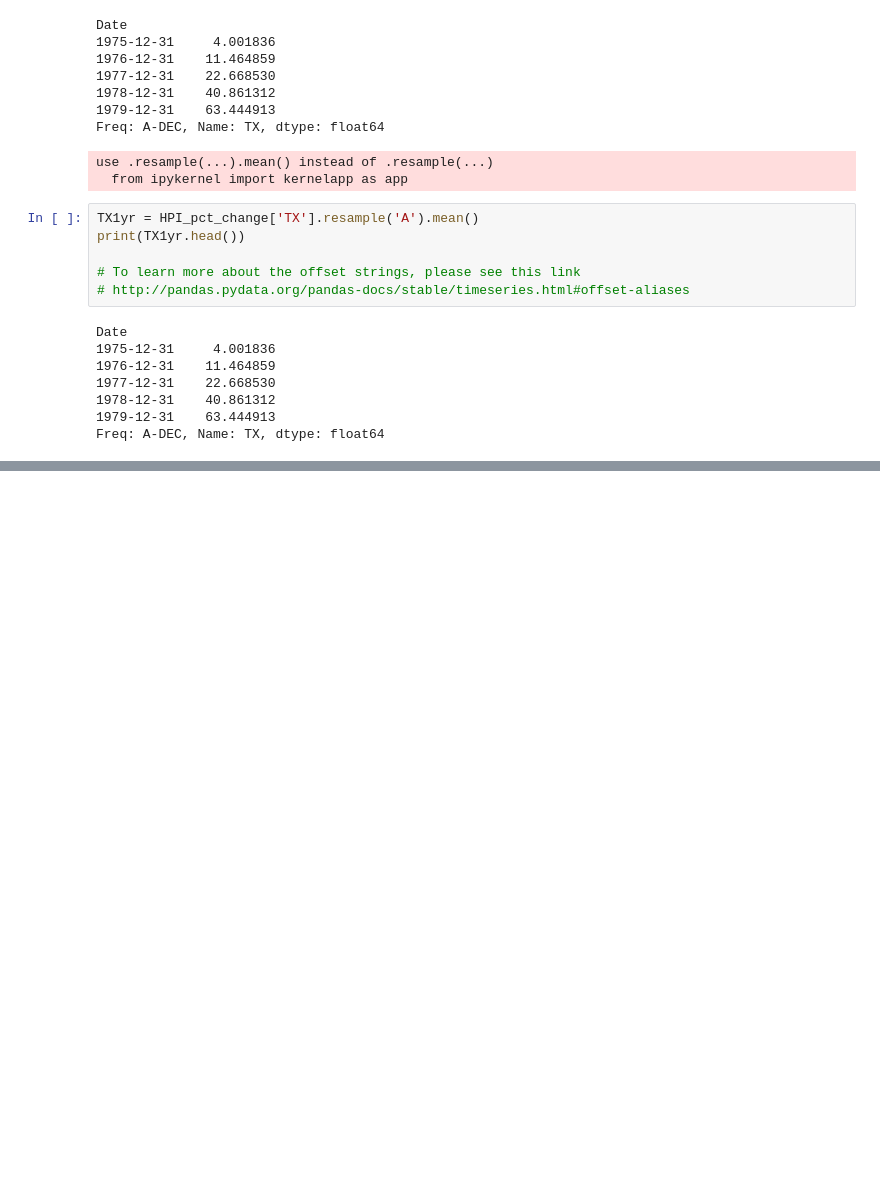
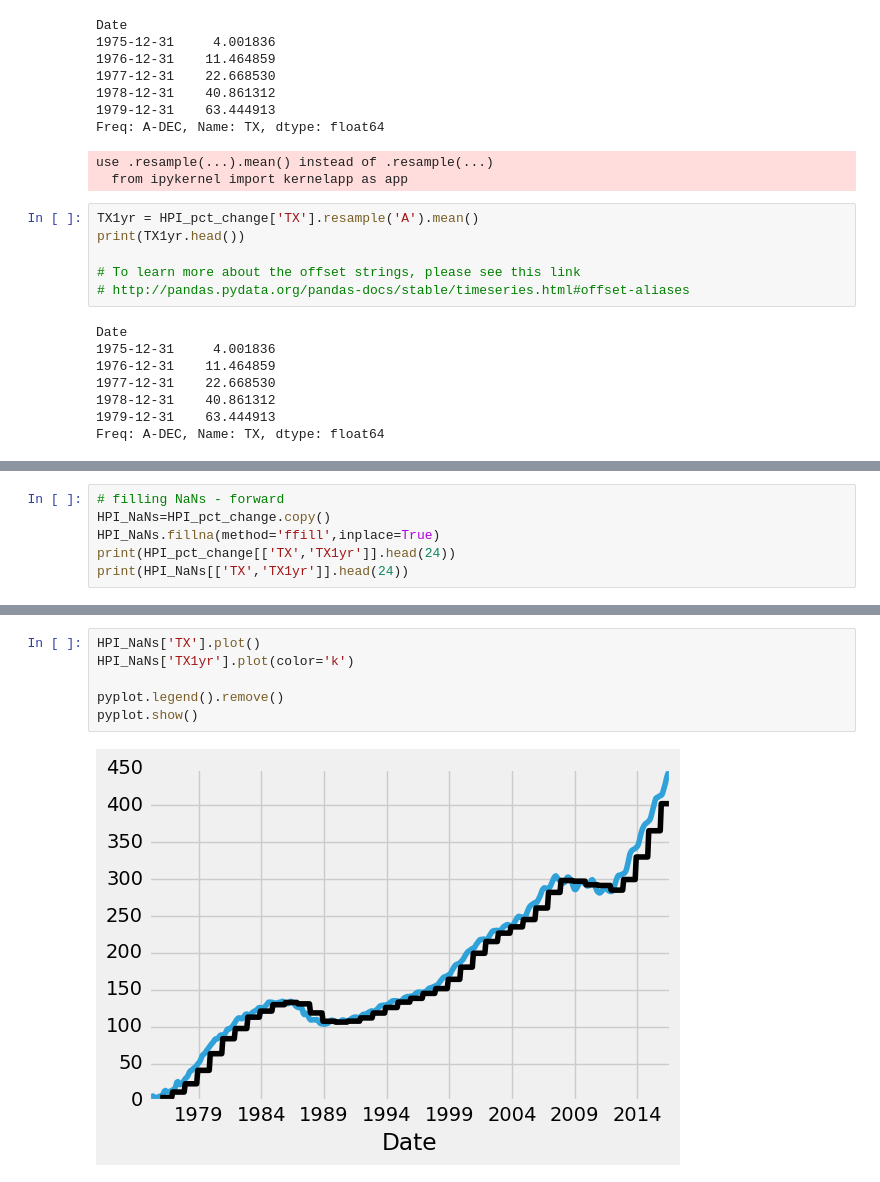
Before and after one commit to faameem/machine-learning, a Jupyter notebook: machine-learning-mastery/machine-learning-mastery-with-python-mini-course/02-get-around-in-python-numpy-matplotlib-and-pandas/pandas/python-programming-net/00-introduction.ipynb, the cells around one changed output, grey strips where cells are left out. Drawn from its saved outputs; the diff is of its cells as text; blank space fills up the shorter version.

```diff
--- a/machine-learning-mastery/machine-learning-mastery-with-python-mini-course/02-get-around-in-python-numpy-matplotlib-and-pandas/pandas/python-programming-net/00-introduction.ipynb
+++ b/machine-learning-mastery/machine-learning-mastery-with-python-mini-course/02-get-around-in-python-numpy-matplotlib-and-pandas/pandas/python-programming-net/00-introduction.ipynb
@@ -711,0 +791,6 @@ Freq: A-DEC, Name: TX, dtype: float64
+# %%
+# filling NaNs - forward
+HPI_NaNs=HPI_pct_change.copy()
+HPI_NaNs.fillna(method='ffill',inplace=True)
+print(HPI_pct_change[['TX','TX1yr']].head(24))
+print(HPI_NaNs[['TX','TX1yr']].head(24))
@@ -711,0 +815,8 @@ Freq: A-DEC, Name: TX, dtype: float64
+# %%
+HPI_NaNs['TX'].plot()
+HPI_NaNs['TX1yr'].plot(color='k')
+
+pyplot.legend().remove()
+pyplot.show()
+# %% [output]
+[figure, added]
```
Also changed, not shown: parts of 25 cells of this notebook, 2 other files.
